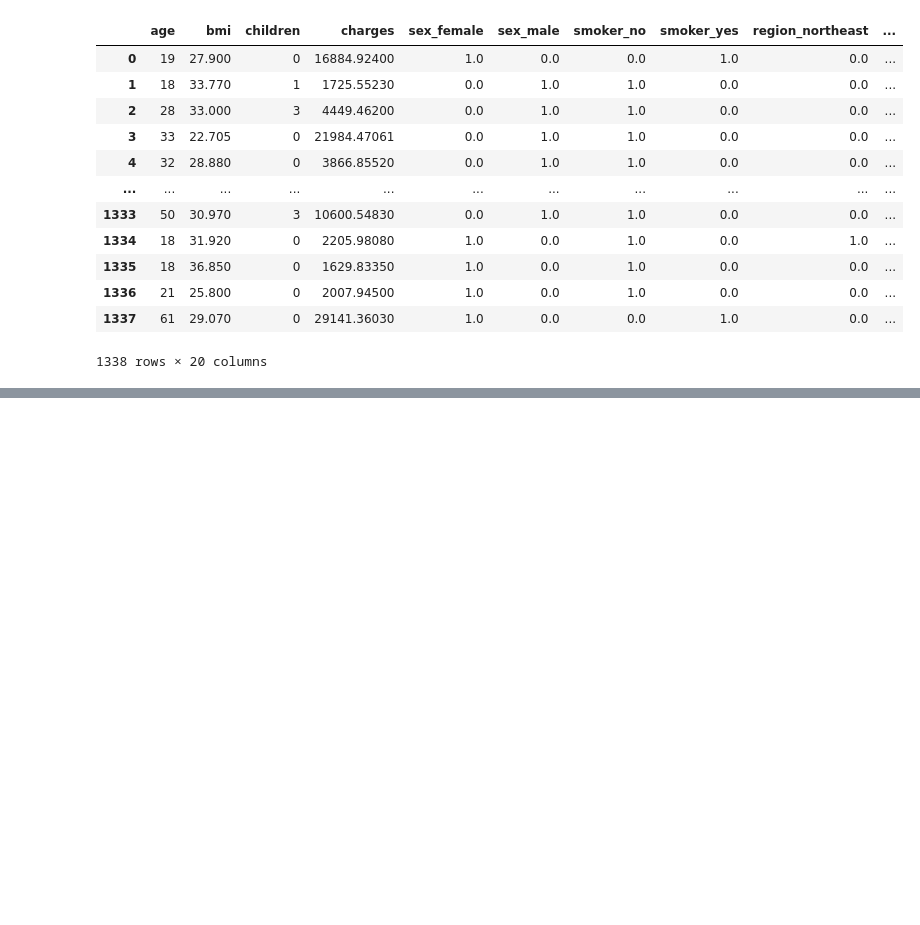
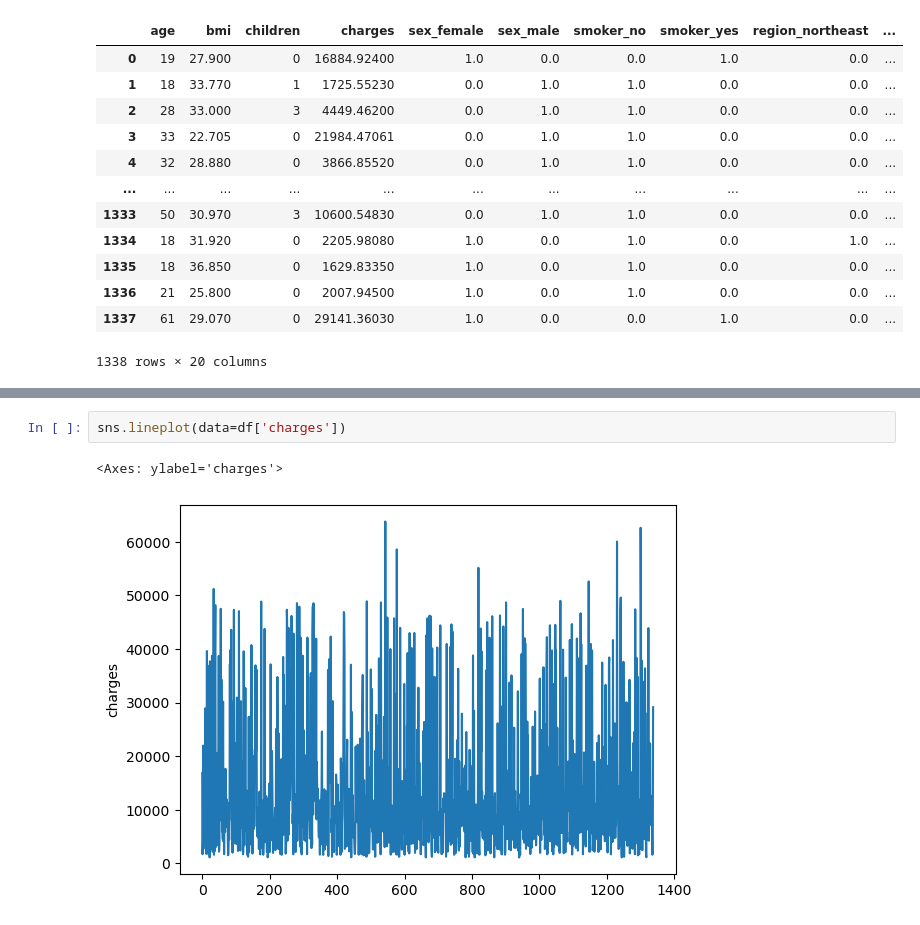
Before and after one commit to Bhargavvv412/insurance-cost-prediction, a Jupyter notebook: Notebooks/Training.ipynb, the cells around one changed output, grey strips where cells are left out. Saved outputs shown, nothing was run; the diff lists cells and outputs as text; blank space fills up the shorter version.

```diff
--- a/Notebooks/Training.ipynb
+++ b/Notebooks/Training.ipynb
@@ -20,0 +70,5 @@ df.drop(columns="Unnamed: 0")
+# %%
+sns.lineplot(data=df['charges'])
+# %% [output]
+<Axes: ylabel='charges'>
+[figure, added]
```
Also changed, not shown: parts of 28 cells of this notebook, 1 other file.
